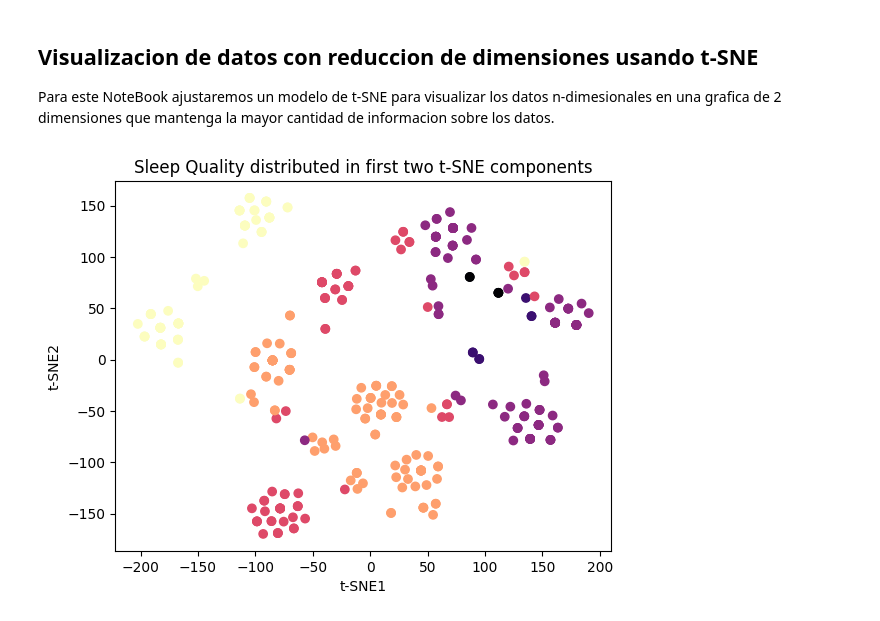
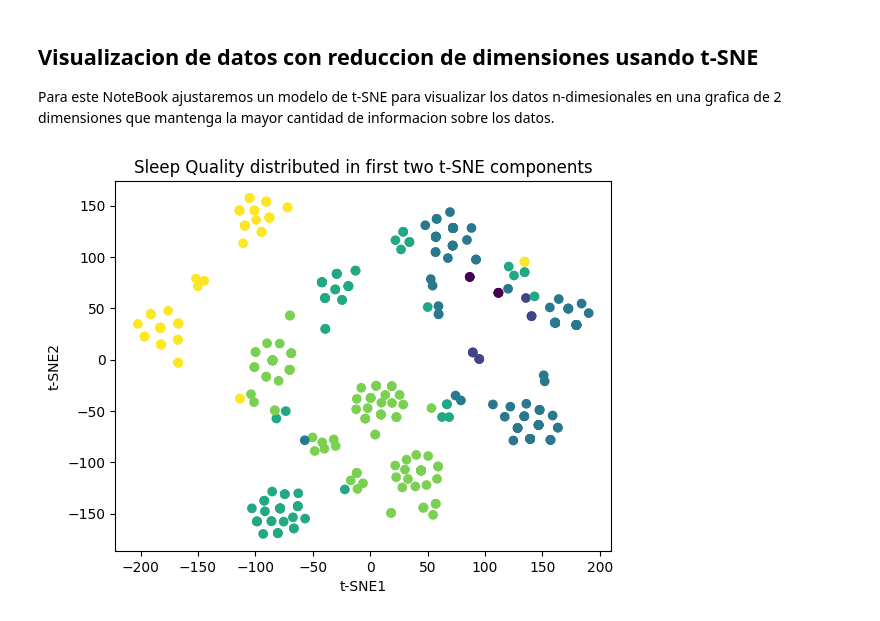
Before and after one commit to Juamops/Reto_F1009, a Jupyter notebook: notebooks/tSNEviz.ipynb, the cells around one changed output. Cells and saved outputs as stored; diff of their text form; code cells hidden in the pictures.

Commit message:
Change cmap

```diff
--- a/notebooks/tSNEviz.ipynb
+++ b/notebooks/tSNEviz.ipynb
@@ -27,12 +27,11 @@ X_trans_tsne = X_trans_tsne.transpose()
 
 normalized_quality = (df['Quality of Sleep'] - df['Quality of Sleep'].min()) / df['Quality of Sleep'].max()
 # %%
-plt.scatter(X_trans_tsne[0], X_trans_tsne[1], c=normalized_quality)
+plt.scatter(X_trans_tsne[0], X_trans_tsne[1], c=normalized_quality, cmap='viridis')
 plt.title('Sleep Quality distributed in first two t-SNE components')
 plt.xlabel('t-SNE1')
 plt.ylabel('t-SNE2')
-plt.magma()
 plt.savefig('../graphics/TSNE_Vis.png')
 plt.show()
 # %% [output]
-[figure, old version]
+[figure, new version]
```
Also changed, not shown: 4 other files.
